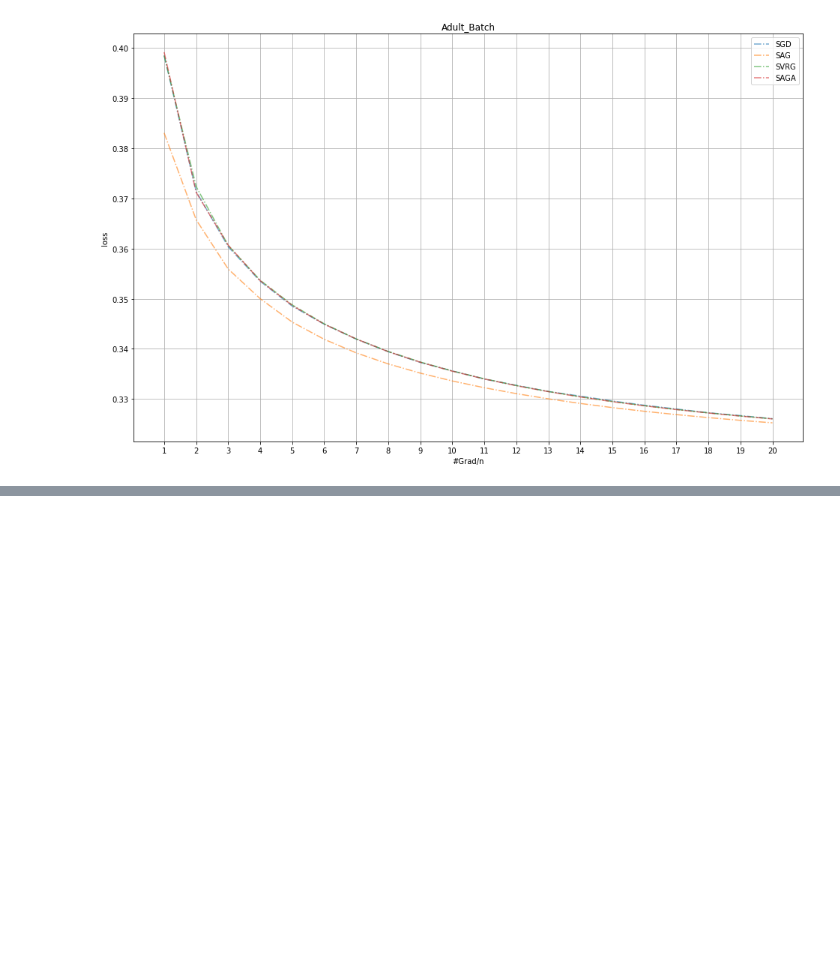
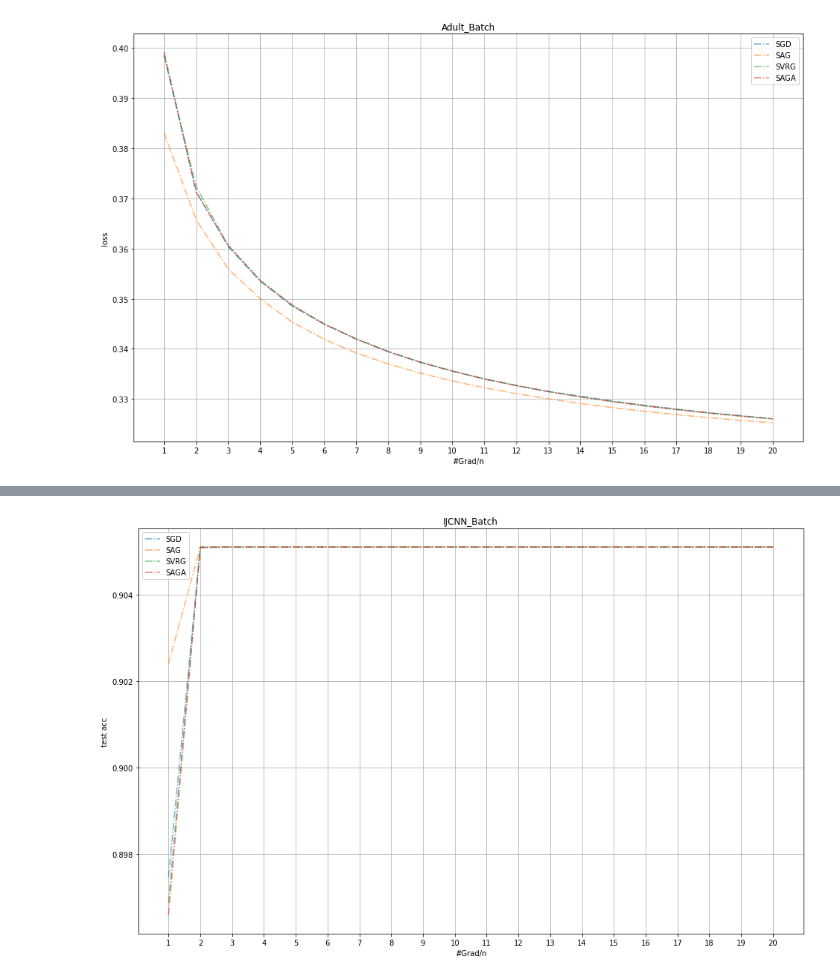
Before and after one commit to simonCodeZzz/DSA4212_Assignment2, a Jupyter notebook: final.ipynb, the cells around one changed output, grey strips where cells are left out. Cells and saved outputs as stored; diff of their text form; code cells hidden in the pictures; blank space fills up the shorter version.

```diff
--- a/final.ipynb
+++ b/final.ipynb
@@ -2461,0 +2802,4 @@ plt.savefig("plot/adult_batch_loss.jpg")
+# %%
+beta = np.copy(beta_init)
+
+beta_SGD, record_SGD = train_SGD(train_data, train_label, test_data, test_label, beta_init, 0.01, loss_LR_l2, loss_LR_l2_grad, verbose = 1, n_run=20, mb_size=100)
@@ -2461,0 +2827,5 @@ plt.savefig("plot/adult_batch_loss.jpg")
+# %%
+# SAG
+beta = np.copy(beta_init)
+
+beta_SAG, record_SAG = train_SAG(train_data, train_label, test_data, test_label, beta_init, 0.01, loss_LR_l2, loss_LR_l2_grad, verbose = 1, n_run=20, mb_size=100)
@@ -2461,0 +2853,5 @@ plt.savefig("plot/adult_batch_loss.jpg")
+# %%
+# SVRG
+beta = np.copy(beta_init)
+
+beta_SVRG, record_SVRG = train_SVRG(train_data, train_label, test_data, test_label, beta_init, 0.01, loss_LR_l2, loss_LR_l2_grad, verbose = 1, n_run=10, mb_size=100)
@@ -2461,0 +2879,5 @@ plt.savefig("plot/adult_batch_loss.jpg")
+# %%
+# SAGA
+beta = np.copy(beta_init)
+
+beta_SAGA, record_SAGA = train_SAGA(train_data, train_label, test_data, test_label, beta_init, 0.01, loss_LR_l2, loss_LR_l2_grad, verbose = 1, n_run=20, mb_size=100)
@@ -2461,0 +2905,6 @@ plt.savefig("plot/adult_batch_loss.jpg")
+# %%
+record_graph([record_SGD, record_SAG, record_SVRG, record_SAGA],'test_acc_#Grad/n')
+plt.title("IJCNN_Batch")
+plt.savefig("plot/ijcnn_batch_acc_l2.jpg")
+# %% [output]
+[figure, added]
```
Also changed, not shown: parts of 96 cells of this notebook, 5 other files.
